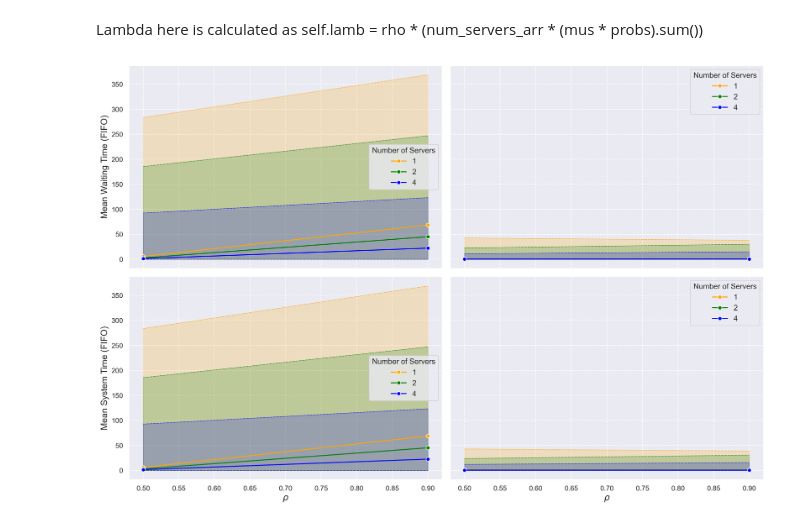
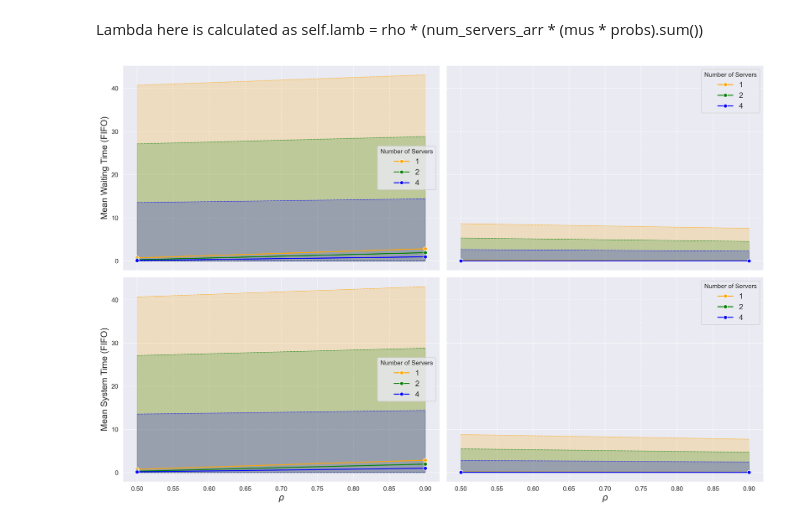
Before and after one commit to Axegky/Stochastic_Simulation_2, a Jupyter notebook: MMn.ipynb, the cells around one changed output. Cells and saved outputs as stored; diff of their text form; code cells hidden in the pictures.

```diff
--- a/MMn.ipynb
+++ b/MMn.ipynb
@@ -521,8 +612,8 @@ Lambda here is calculated as self.lamb = rho * (num_servers_arr * (mus * probs).
 num_servers_arr = [1,2,4]
 rhos=[0.5, 0.9]
 mu=None
-T=1000
-num_runs=10
+T=500
+num_runs=np.array([50, 100])
 # Need to be changed!!!
 hyperexp_service_time_params={
     'mus': np.array([0.25, 1.5]),
@@ -531,7 +622,10 @@ hyperexp_service_time_params={
 
 
 results_hyperexp_FIFO, results_hyperexp_SJF = run_multiple_simulations(num_runs=num_runs, rhos=rhos, mu=mu, num_servers_arr=np.array(num_servers_arr), T=T, hyperexp_service_time_params=hyperexp_service_time_params)
+
+results_hyperexp_FIFO = convert_to_float32(results_hyperexp_FIFO)
+results_hyperexp_SJF = convert_to_float32(results_hyperexp_SJF)
 # %%
-plot_rho_against_stat(results_hyperexp_FIFO, results_hyperexp_SJF, num_servers_arr, rhos)
+plot_rho_against_stat(results_hyperexp_FIFO, results_hyperexp_SJF, num_servers_arr, rhos, num_run_idx=-1)
 # %% [output]
-[figure, old version]
+[figure, new version]
```
Also changed, not shown: parts of 16 cells of this notebook, 21 other files.
